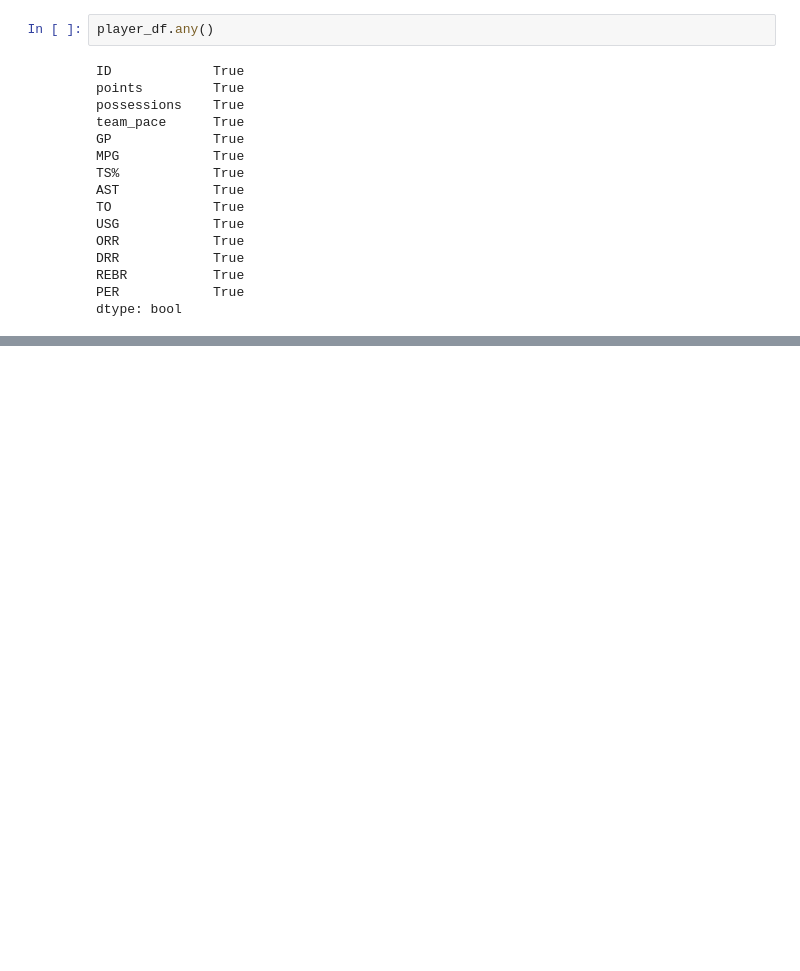
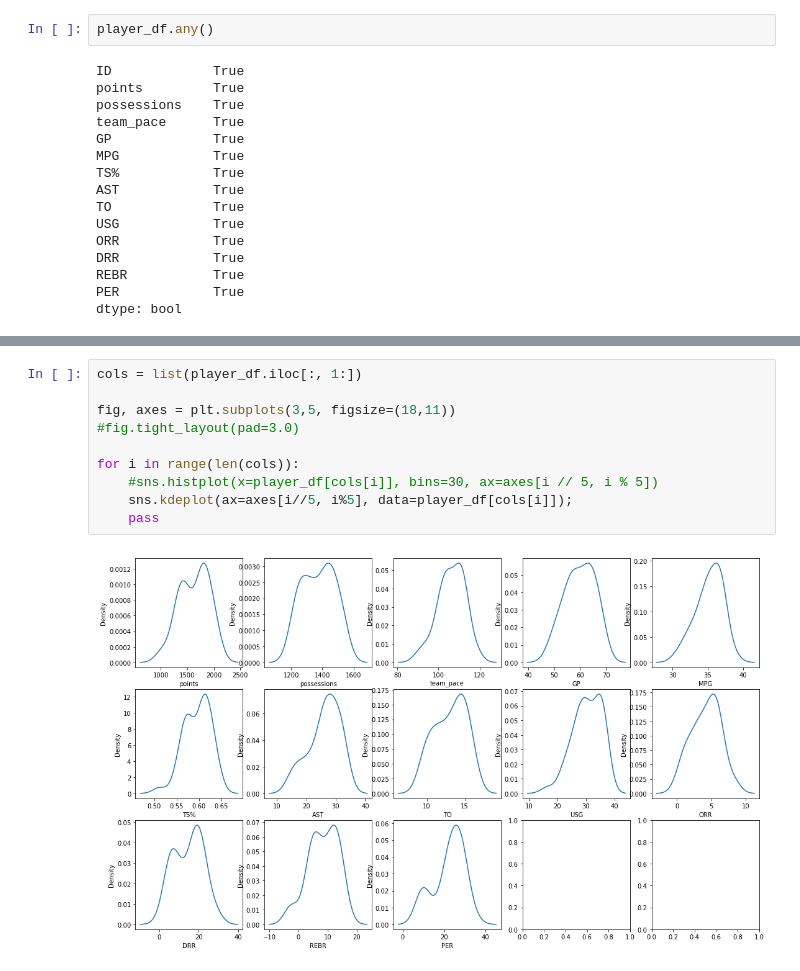
Before and after one commit to linqus/space-jam-anl, a Jupyter notebook: space-jam-anl.ipynb, the cells around one changed output, grey strips where cells are left out. Cells and saved outputs as stored; diff of their text form; blank space fills up the shorter version.

```diff
--- a/space-jam-anl.ipynb
+++ b/space-jam-anl.ipynb
@@ -171,0 +358,12 @@ player_df.reset_index(inplace=True)
+# %%
+cols = list(player_df.iloc[:, 1:])
+
+fig, axes = plt.subplots(3,5, figsize=(18,11))
+#fig.tight_layout(pad=3.0)
+
+for i in range(len(cols)):
+    #sns.histplot(x=player_df[cols[i]], bins=30, ax=axes[i // 5, i % 5])
+    sns.kdeplot(ax=axes[i//5, i%5], data=player_df[cols[i]]);
+    pass
+# %% [output]
+[figure, added]
```
Also changed, not shown: parts of 17 cells of this notebook.
